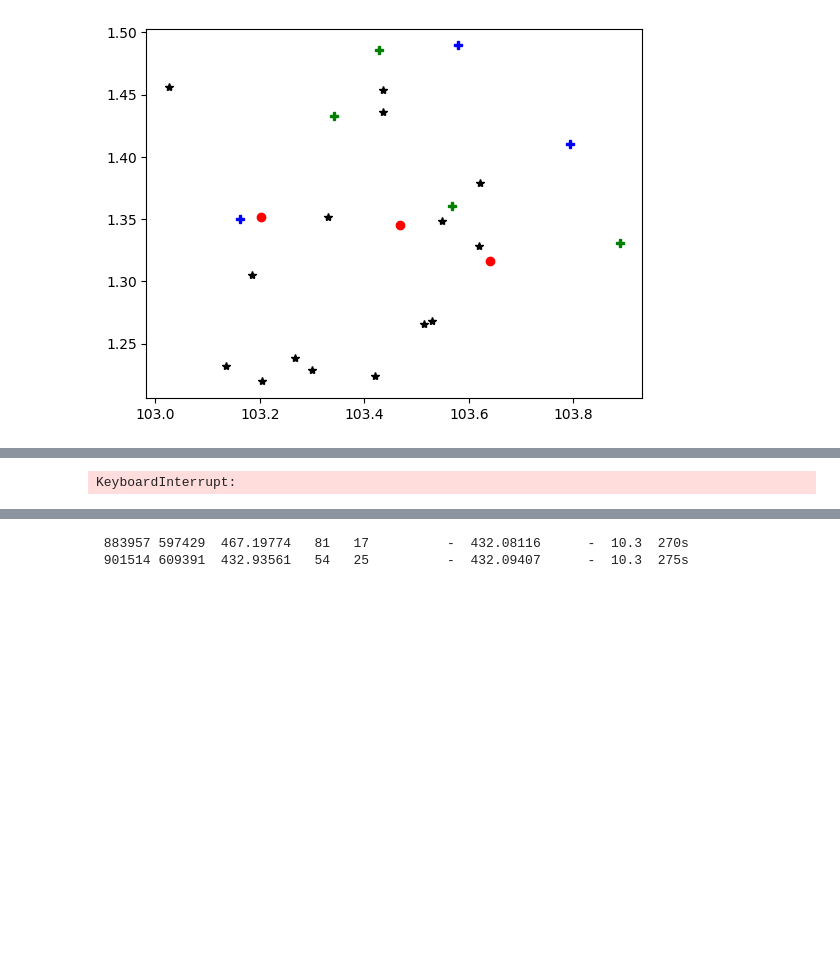
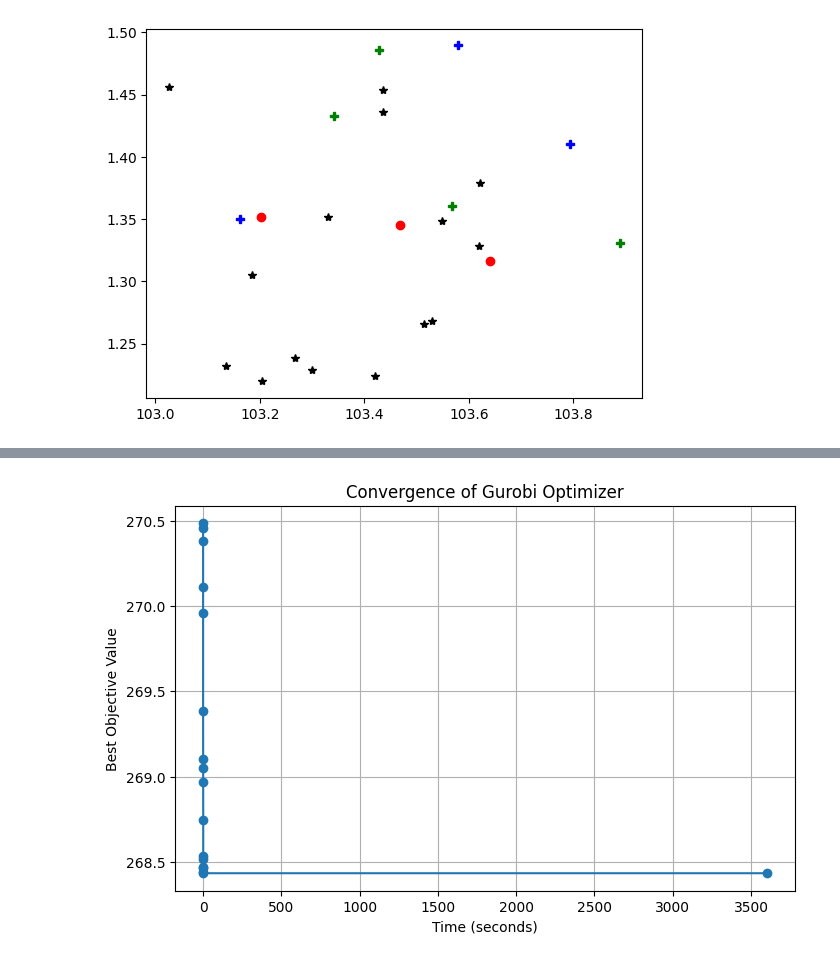
Before and after one commit to benedict-9/HST_proj1, a Jupyter notebook: distance computation complex.ipynb, the cells around one changed output, grey strips where cells are left out. Drawn from its saved outputs; the diff is of its cells as text; code cells hidden in the pictures; blank space fills up the shorter version.

```diff
--- a/distance computation complex.ipynb
+++ b/distance computation complex.ipynb
@@ -175,8 +175,6 @@ model.addConstrs((gp.quicksum(x[i, j] for j in J) <= q_b[i] * y[i] for i in I),
 f_bc = 0.094*2.61   # Cost per km for blood collection (in SGD)
 model.addConstr(gp.quicksum(f_bc*distancelct[i][j] * x[i, j] for i in I for j in J) <= 10000, name="budget_constraint")
 
-
-
 # # Add constraints for blood delivery to hospitals
 model.addConstrs((gp.quicksum(z[i, h] for i in I) == 1 for h in H), name="deliver_once")  # Each hospital must receive blood from exactly one bank
 model.addConstrs((z[i, h] <= y[i] for i in I for h in H), name="only_open_delivery")  # Blood can only be delivered from open banks
@@ -201,7 +199,7 @@ for k in range(nbrblood):
                 model.addConstr(mtz[k, i] - mtz[k, j] + nbrcoll * u[k, i, j] <= nbrcoll - 1)
 
 # Each blood bank to have at least one collection center assigned
-model.addConstrs((gp.quicksum(x[i, j] for j in J) >= 1 for i in I), name="min_one_cc_per_bank")
+# model.addConstrs((gp.quicksum(x[i, j] for j in J) >= 1 for i in I), name="min_one_cc_per_bank")
 
 # Objective function: Minimize the total distance traveled
 # The objective is to minimize the total distance traveled by the blood banks and the delivery to hospitals
@@ -213,25 +211,63 @@ model.setObjective(
                for k in range(nbrblood) for i in range(nbrcoll) for j in range(nbrcoll) if i != j),
     GRB.MINIMIZE
 )
+model.setParam('TimeLimit', 3600)  # 3600 seconds = 60 minutes
 
-# # # Optimize the model
+# # Optimize the model
+# model.optimize()
+
+# # Check if a solution was found
+# if model.status == gp.GRB.OPTIMAL:
+#     print(f"Optimal objective value: {model.objVal}")
+
+#     # Print values of decision variables
+#     for var in model.getVars():
+#         if var.X > 1e-6:  # print only non-zero values
+#             print(f"{var.VarName} = {var.X}")
+# else:
+#     print("No optimal solution found.")
+
+# # After model.optimize() and extracting x_vals
+# assignments = {i: [] for i in I}
+# for i in I:
+#     for j in J:
+#         if x[i, j].X > 0.5:
+#             assignments[i].append(j)
+# ...existing code...
+
+convergence_times = []
+convergence_objs = []
+
+def convergence_callback(model, where):
+    if where == gp.GRB.Callback.MIPSOL:
+        time = model.cbGet(gp.GRB.Callback.RUNTIME)
+        obj = model.cbGet(gp.GRB.Callback.MIPSOL_OBJ)
+        convergence_times.append(time)
+        convergence_objs.append(obj)
+
+# When calling optimize, pass the callback:
+model.optimize(convergence_callback)
+
 model.optimize()
 
-# Check if a solution was found
-if model.status == gp.GRB.OPTIMAL:
-    print(f"Optimal objective value: {model.objVal}")
+if model.status in [gp.GRB.OPTIMAL, gp.GRB.TIME_LIMIT, gp.GRB.SUBOPTIMAL]:
+    print(f"Best objective value found: {model.objVal}")
 
-    # Print values of decision variables
-    for var in model.getVars():
-        if var.X > 1e-6:  # print only non-zero values
-            print(f"{var.VarName} = {var.X}")
+    assignments = {i: [] for i in I}
+    for i in I:
+        for j in J:
+            if x[i, j].X > 0.5:
+                assignments[i].append(j)
+
+
+    plt.figure(figsize=(8, 5))
+    plt.plot(convergence_times, convergence_objs, marker='o')
+    plt.xlabel('Time (seconds)')
+    plt.ylabel('Best Objective Value')
+    plt.title('Convergence of Gurobi Optimizer')
+    plt.grid(True)
+    plt.show()
+
 else:
-    print("No optimal solution found.")
-
-# After model.optimize() and extracting x_vals
-assignments = {idx: [] for idx in I}
-for idx in I:
-    for j in J:
-        if x[idx, j].X > 0.5:
-            assignments[idx].append(j)
+    print("No feasible solution found. Skipping plotting.")
 # %% [output]
@@ -255 +290,0 @@ Coefficient statistics:
-KeyboardInterrupt:
@@ -262,3 +291,2 @@ KeyboardInterrupt:
- 883957 597429  467.19774   81   17          -  432.08116      -  10.3  270s
- 901514 609391  432.93561   54   25          -  432.09407      -  10.3  275s
+[figure, added]
 # %%
```
Also changed, not shown: parts of 2 cells of this notebook, 1 other file.
